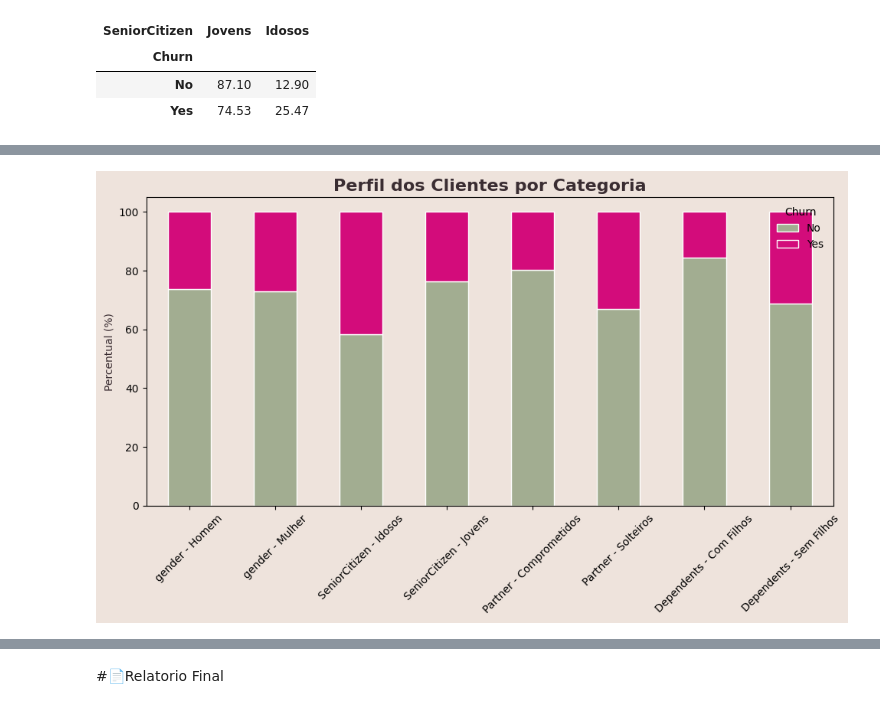
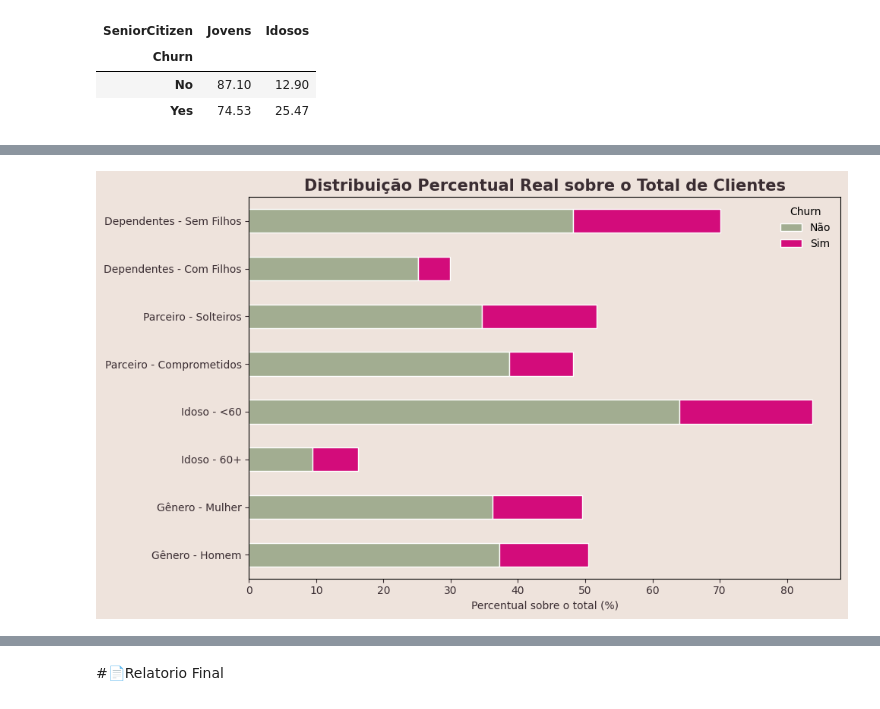
Before and after one commit to beatricemarx/G9ONE_Chalenge_TelecomX, a Jupyter notebook: TelecomX_BR.ipynb, the cells around one changed output, grey strips where cells are left out. Cells and saved outputs as stored; diff of their text form; code cells hidden in the pictures.

Commit message:
traduzido para PT-BR

```diff
--- a/TelecomX_BR.ipynb
+++ b/TelecomX_BR.ipynb
@@ -435,0 +516,15 @@ dtype: int64
+# %%
+colunms_to_translate = ["Segurança Online", 'Backup Online', 'Proteção de Dispositivo', 'Suporte Técnico','Streaming de TV','Streaming de Filmes']
+mapping = {"Yes": "Sim", "No": "Não", "No internet service": "Sem serviço de Internet"}
+for col in colunms_to_translate:
+        dados[col] = dados[col].replace(mapping)
+# %%
+dados['Contrato'] = dados['Contrato'].replace({'Month-to-month': 'Mensal', 'One year': 'Anual', 'Two year': 'Bienal'})
+# %%
+dados['Fatura Online'] = dados['Fatura Online'].replace({'Yes': 'Sim', 'No': 'Não'})
+# %%
+
+dados['Método de Pagamento'] = dados['Método de Pagamento'].replace({'Electronic check': 'Cheque eletrônico',
+                                                                     'Mailed check': 'Cheque impresso',
+                                                                     'Bank transfer (automatic)': 'Transferência bancária (automática)',
+                                                                     'Credit card (automatic)': 'Cartão de crédito (automático)'})
@@ -619,93 +731,104 @@ percentual_dependents
 # %%
+#gráfico em que o tamanho da barra representa o percentual em relação ao total de clientes.
+
 import pandas as pd
 import matplotlib.pyplot as plt
 
-# Criar uma cópia para não alterar o dataframe original
+# Criar cópia
 dados_plot = dados.copy()
 
 # 🔹 Renomeações
-dados_plot["gender"] = dados_plot["gender"].replace({
-    "Male": "Homem",
-    "Female": "Mulher"
+
+
+dados_plot["Idoso"] = dados_plot["Idoso"].replace({
+    "Não": "<60",
+    "Sim": "60+",
+    0: "<60",
+    1: "60+"
 })
 
-dados_plot["SeniorCitizen"] = dados_plot["SeniorCitizen"].replace({
-    "No": "Jovens",
-    "Yes": "Idosos",
-    0: "Jovens",
-    1: "Idosos"
+dados_plot["Parceiro"] = dados_plot["Parceiro"].replace({
+    "Sim": "Comprometidos",
+    "Não": "Solteiros"
 })
 
-dados_plot["Partner"] = dados_plot["Partner"].replace({
-    "Yes": "Comprometidos",
-    "No": "Solteiros"
+dados_plot["Dependentes"] = dados_plot["Dependentes"].replace({
+    "Sim": "Com Filhos",
+    "Não": "Sem Filhos"
 })
 
-dados_plot["Dependents"] = dados_plot["Dependents"].replace({
-    "Yes": "Com Filhos",
-    "No": "Sem Filhos"
-})
+colunas = ["Gênero", "Idoso", "Parceiro", "Dependentes"]
 
-# Lista das colunas que queremos analisar
-colunas = ["gender", "SeniorCitizen", "Partner", "Dependents"]
-
-# Criar tabela consolidada
 tabelas = []
+total_clientes = len(dados_plot)
 
 for col in colunas:
+
     temp = (
         dados_plot
-        .groupby(col)["Churn"]
-        .value_counts(normalize=True)
-        .unstack()
-        * 100
+        .groupby([col, "Churn"])
+        .size()
+        .unstack(fill_value=0)
     )
+
+    # 🔥 Aqui está a mudança principal
+    temp = (temp / total_clientes) * 100
 
     temp["Variavel"] = col
     temp["Categoria"] = temp.index
     tabelas.append(temp.reset_index(drop=True))
 
-# Unir tudo
 df_plot = pd.concat(tabelas)
 
-# Criar rótulo combinado
 df_plot["Grupo"] = df_plot["Variavel"] + " - " + df_plot["Categoria"]
 
-df_plot = df_plot.set_index("Grupo")[["No", "Yes"]]
+#df_plot["Grupo"] = df_plot["Categoria"]
+
+df_plot = df_plot.set_index("Grupo")[["Não", "Sim"]]
 
 
 
-# Visualização
 
 
-# Paleta elegante
+#Visualização do gráfico
+
+# 🎨 Cores da paleta
 cor_fundo = "#EEE3DC"
 cor_texto = "#3A2D32"
 cores = ["#A2AD91", "#D30C7B"]  # No | Yes
 
 fig, ax = plt.subplots(figsize=(10,6))
 
+# Fundo personalizado
 fig.patch.set_facecolor(cor_fundo)
 ax.set_facecolor(cor_fundo)
 
 df_plot.plot(
-    kind="bar",
+    kind="barh",
     stacked=True,
     color=cores,
     edgecolor="white",
     ax=ax
 )
 
-ax.set_title("Perfil dos Clientes por Categoria",
-             fontsize=16, weight="bold", color=cor_texto)
+ax.set_title(
+    "Distribuição Percentual Real sobre o Total de Clientes",
+    fontsize=15,
+    weight="bold",
+    color=cor_texto
+)
 
-ax.set_ylabel("Percentual (%)", color=cor_texto)
-ax.set_xlabel("")
-ax.tick_params(axis="x", rotation=45)
+ax.set_xlabel("Percentual sobre o total (%)", color=cor_texto)
+ax.set_ylabel("")
 
-ax.legend(title="Churn", frameon=False)
+ax.tick_params(colors=cor_texto)
+
+ax.legend(
+    title="Churn",
+    frameon=False
+)
 
 plt.tight_layout()
 plt.show()
 # %% [output]
-[figure, old version]
+[figure, new version]
```
Also changed, not shown: parts of 18 cells of this notebook.
